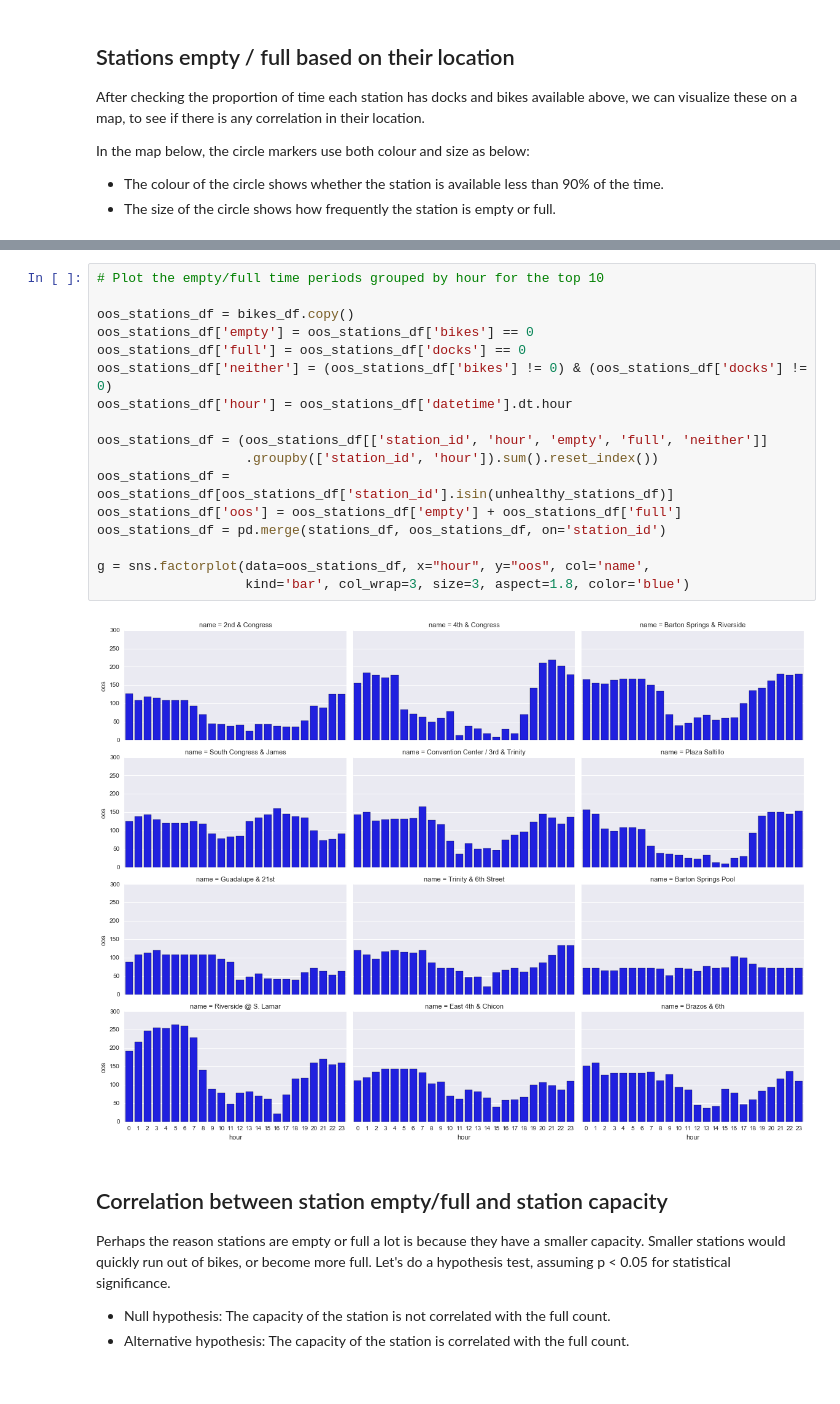
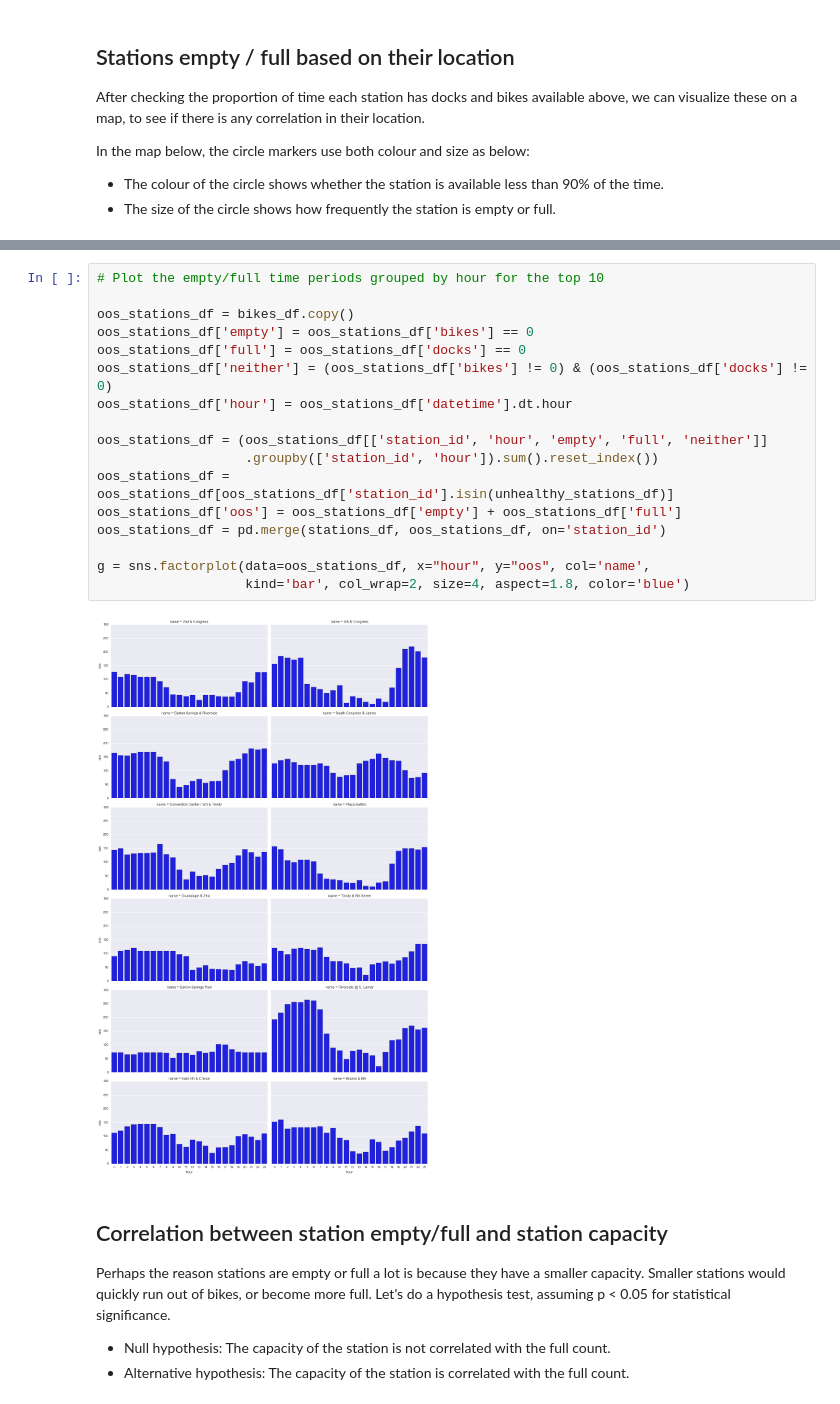
Before and after one commit to timgasser/bcycle-austin, a Jupyter notebook: notebooks/bcycle_stations.ipynb, the cells around one changed output, grey strips where cells are left out. Saved outputs shown, nothing was run; the diff lists cells and outputs as text.

```diff
--- a/notebooks/bcycle_stations.ipynb
+++ b/notebooks/bcycle_stations.ipynb
@@ -296,22 +295,22 @@ If BCycle is considering building new stations, or adding extra capacity to exis
 # %%
 # Plot the empty/full time periods grouped by hour for the top 10
 
 oos_stations_df = bikes_df.copy()
 oos_stations_df['empty'] = oos_stations_df['bikes'] == 0
 oos_stations_df['full'] = oos_stations_df['docks'] == 0
 oos_stations_df['neither'] = (oos_stations_df['bikes'] != 0) & (oos_stations_df['docks'] != 0)
 oos_stations_df['hour'] = oos_stations_df['datetime'].dt.hour
 
 oos_stations_df = (oos_stations_df[['station_id', 'hour', 'empty', 'full', 'neither']]
                    .groupby(['station_id', 'hour']).sum().reset_index())
 oos_stations_df = oos_stations_df[oos_stations_df['station_id'].isin(unhealthy_stations_df)]
 oos_stations_df['oos'] = oos_stations_df['empty'] + oos_stations_df['full']
 oos_stations_df = pd.merge(stations_df, oos_stations_df, on='station_id')
 
 g = sns.factorplot(data=oos_stations_df, x="hour", y="oos", col='name',
-                   kind='bar', col_wrap=3, size=3, aspect=1.8, color='blue')
+                   kind='bar', col_wrap=2, size=4, aspect=1.8, color='blue')
 # %% [output]
-[figure, old version]
+[figure, new version]
 # %% [markdown]
 ## Correlation between station empty/full and station capacity
 
```
Also changed, not shown: parts of 5 cells of this notebook, 1 other file.
